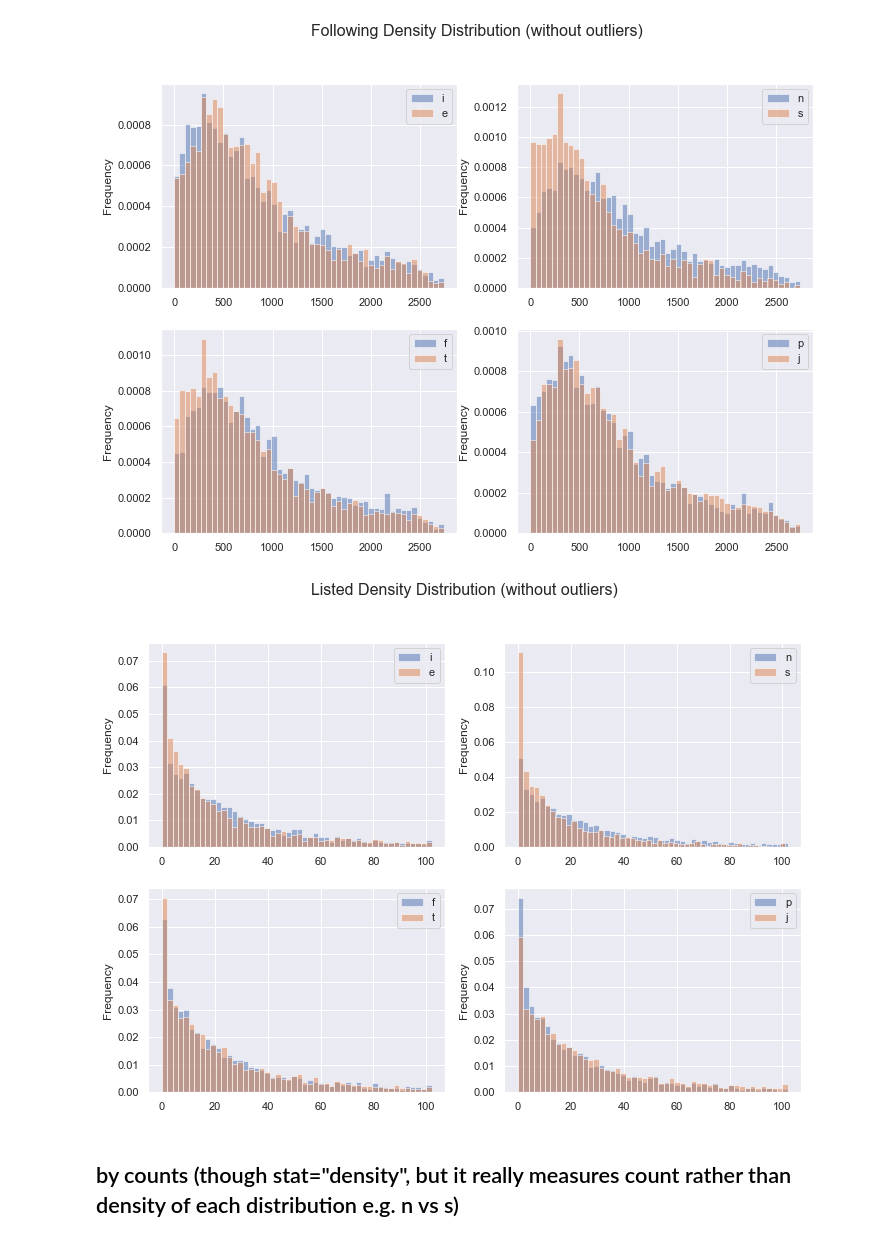
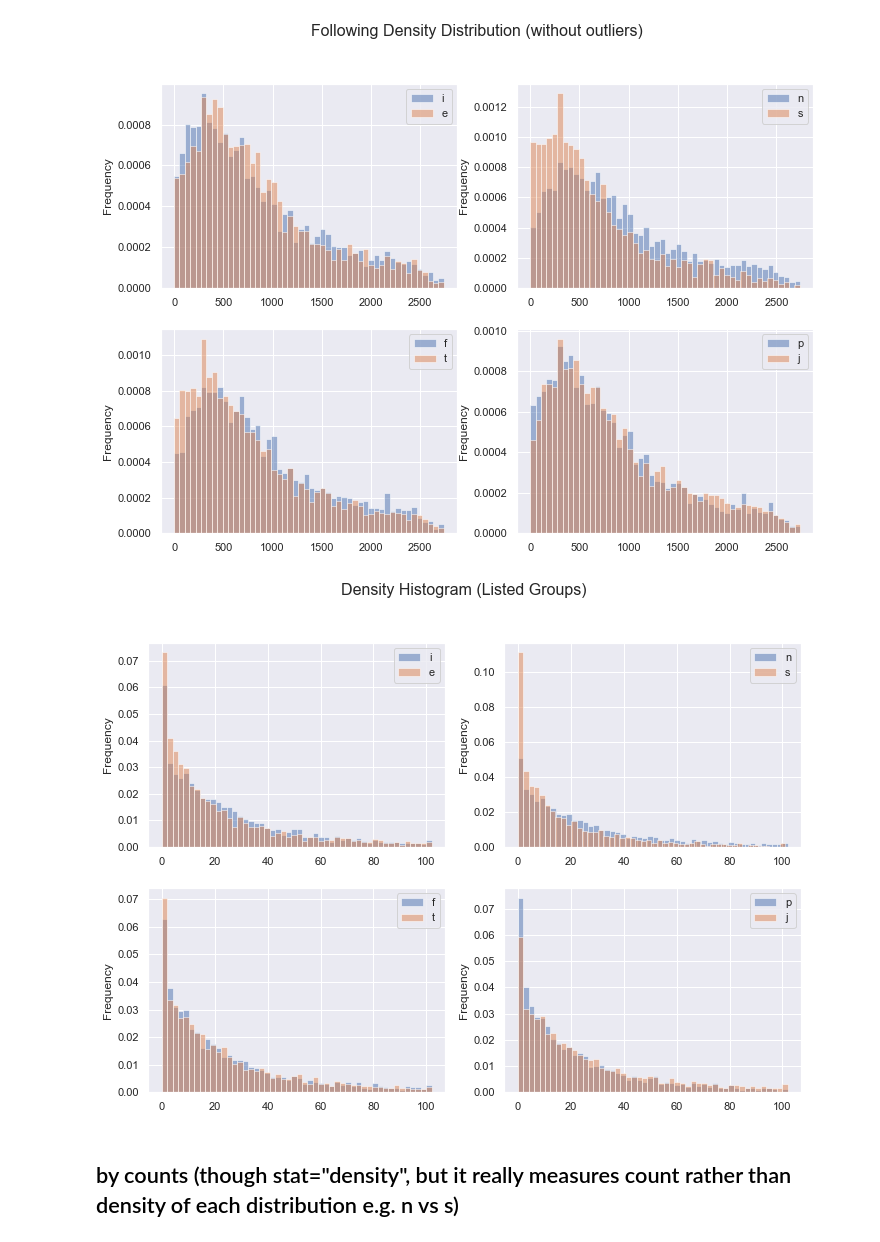
Before and after one commit to Skylar-Shi/MBTI_Data_Analysis_Project, a Jupyter notebook: EDACheckpointGroup_Sp23_RandomName.ipynb, the cells around one changed output. Drawn from its saved outputs; the diff is of its cells as text; code cells hidden in the pictures.

```diff
--- a/EDACheckpointGroup_Sp23_RandomName.ipynb
+++ b/EDACheckpointGroup_Sp23_RandomName.ipynb
@@ -1089,24 +1113,24 @@ plt.suptitle(t="Following Density Distribution (without outliers)", fontsize=16)
 # %%
 test_df = remove_outliers_for_df(member_df, 'listed_count')
 plt.subplot(2, 2, 1)
 test_df[test_df['mind']=='i']['listed_count'].plot(kind='hist', density = True, bins = 50, alpha = 0.5)
 test_df[test_df['mind']=='e']['listed_count'].plot(kind='hist', density = True, bins = 50, alpha = 0.5);
 plt.legend(["i", "e"])
 plt.subplot(2, 2, 2)
 test_df[test_df['energy']=='n']['listed_count'].plot(kind='hist', density = True, bins = 50, alpha = 0.5)
 test_df[test_df['energy']=='s']['listed_count'].plot(kind='hist', density = True, bins = 50, alpha = 0.5);
 plt.legend(["n", "s"])
 plt.subplot(2, 2, 3)
 test_df[test_df['nature']=='f']['listed_count'].plot(kind='hist', density = True, bins = 50, alpha = 0.5)
 test_df[test_df['nature']=='t']['listed_count'].plot(kind='hist', density = True, bins = 50, alpha = 0.5);
 plt.legend(["f", "t"])
 plt.subplot(2, 2, 4)
 test_df[test_df['tactics']=='p']['listed_count'].plot(kind='hist', density = True, bins = 50, alpha = 0.5)
 test_df[test_df['tactics']=='j']['listed_count'].plot(kind='hist', density = True, bins = 50, alpha = 0.5);
 plt.legend(["p", "j"]);
-plt.suptitle(t="Listed Density Distribution (without outliers)", fontsize=16);
+plt.suptitle(t="Density Histogram (Listed Groups)", fontsize=16);
 # %% [output]
-[figure, old version]
+[figure, new version]
 # %% [markdown]
 ## by counts (though stat="density", but it really measures count rather than density of each distribution e.g. n vs s)
 # %%
```
Also changed, not shown: parts of 10 cells of this notebook.
